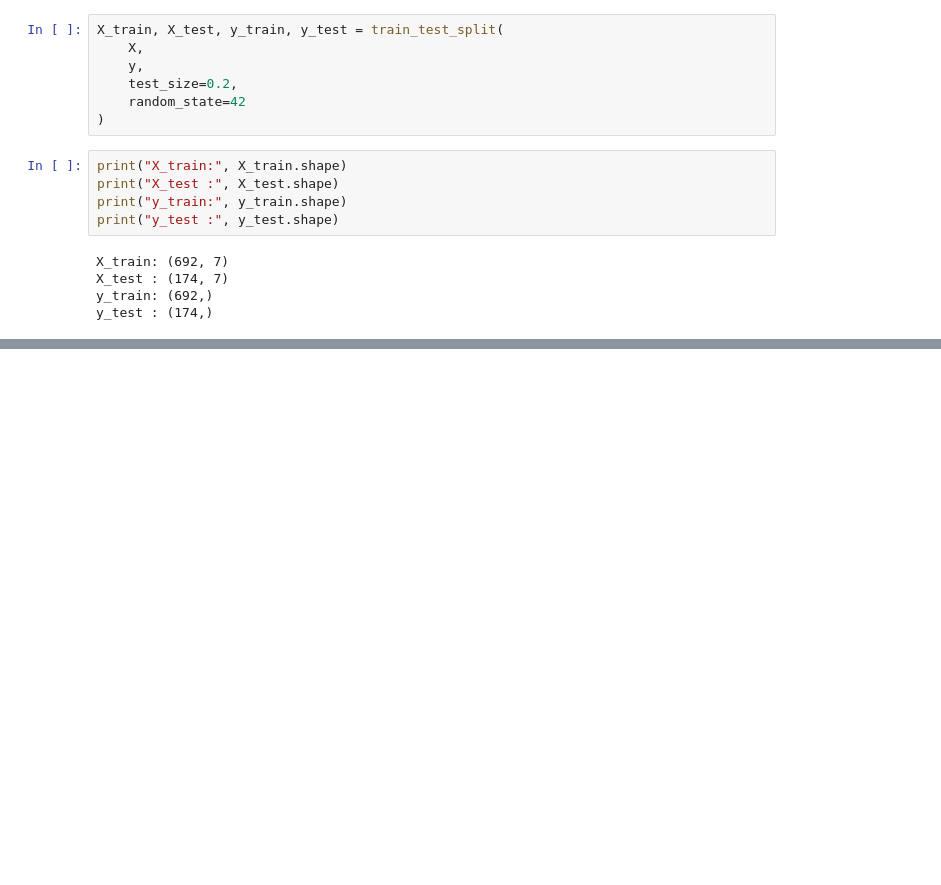
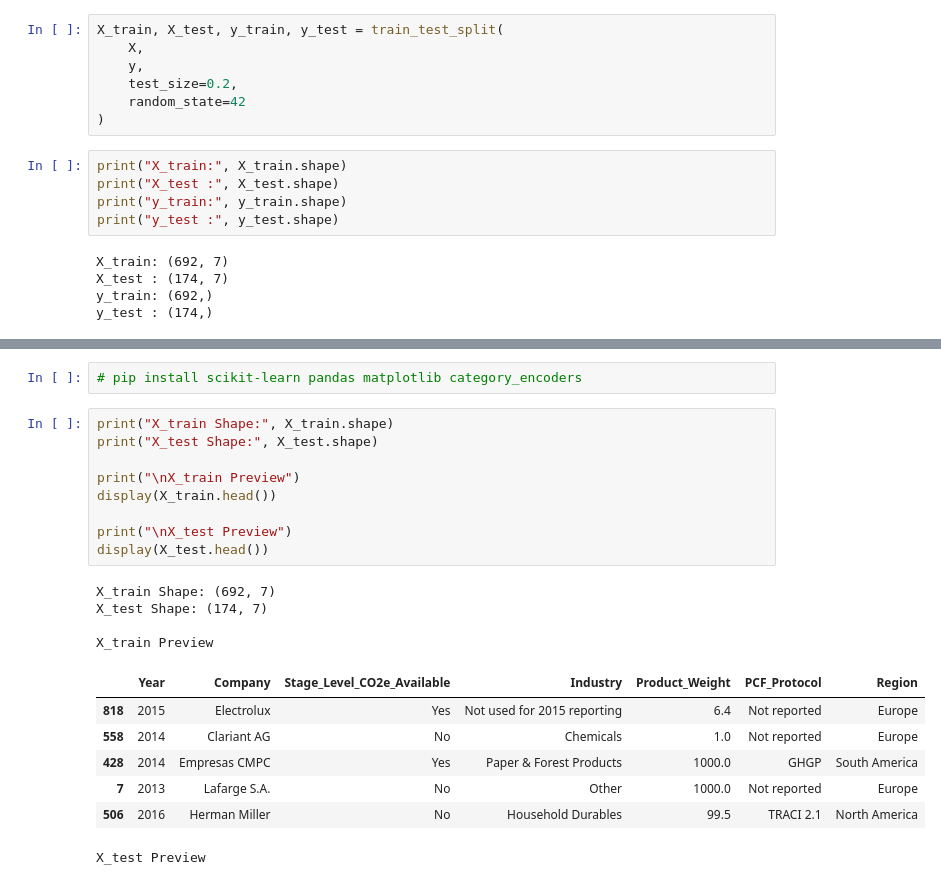
Before and after one commit to fatemajannat9/hi, a Jupyter notebook: pre-eng (1) (1).ipynb, the cells around one changed output, grey strips where cells are left out. Drawn from its saved outputs; the diff is of its cells as text; blank space fills up the shorter version.

```diff
--- a/pre-eng (1) (1).ipynb
+++ b/pre-eng (1) (1).ipynb
@@ -572,0 +569,23 @@ PCF: 122 outliers
+# %%
+# pip install scikit-learn pandas matplotlib category_encoders
+# %%
+print("X_train Shape:", X_train.shape)
+print("X_test Shape:", X_test.shape)
+
+print("\nX_train Preview")
+display(X_train.head())
+
+print("\nX_test Preview")
+display(X_test.head())
+# %% [output]
+X_train Shape: (692, 7)
+X_test Shape: (174, 7)
+
+X_train Preview
+|  | Year | Company | Stage_Level_CO2e_Available | Industry | Product_Weight | PCF_Protocol | Region |
+| 818 | 2015 | Electrolux | Yes | Not used for 2015 reporting | 6.4 | Not reported | Europe |
+| 558 | 2014 | Clariant AG | No | Chemicals | 1.0 | Not reported | Europe |
+| 428 | 2014 | Empresas CMPC | Yes | Paper & Forest Products | 1000.0 | GHGP | South America |
+| 7 | 2013 | Lafarge S.A. | No | Other | 1000.0 | Not reported | Europe |
+| 506 | 2016 | Herman Miller | No | Household Durables | 99.5 | TRACI 2.1 | North America |
+X_test Preview
```
Also changed, not shown: parts of 61 cells of this notebook, 3 other files.
